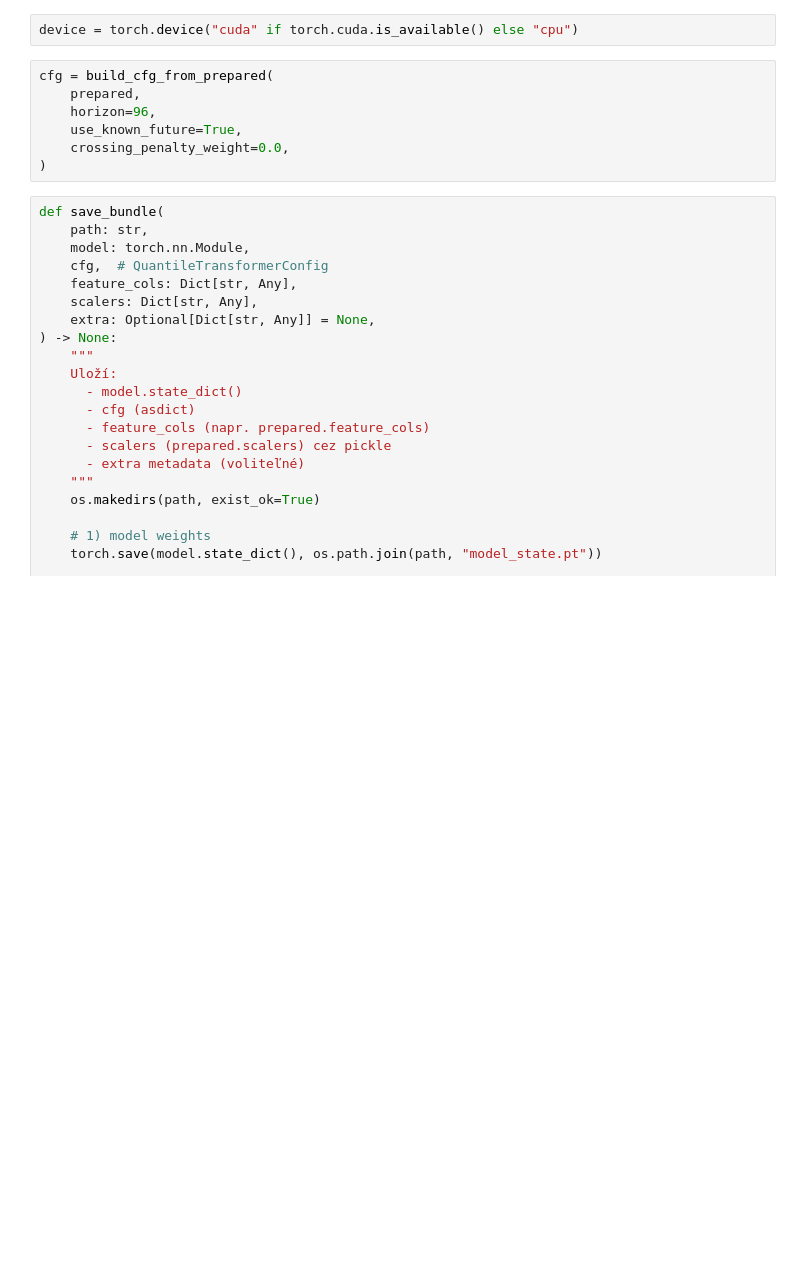
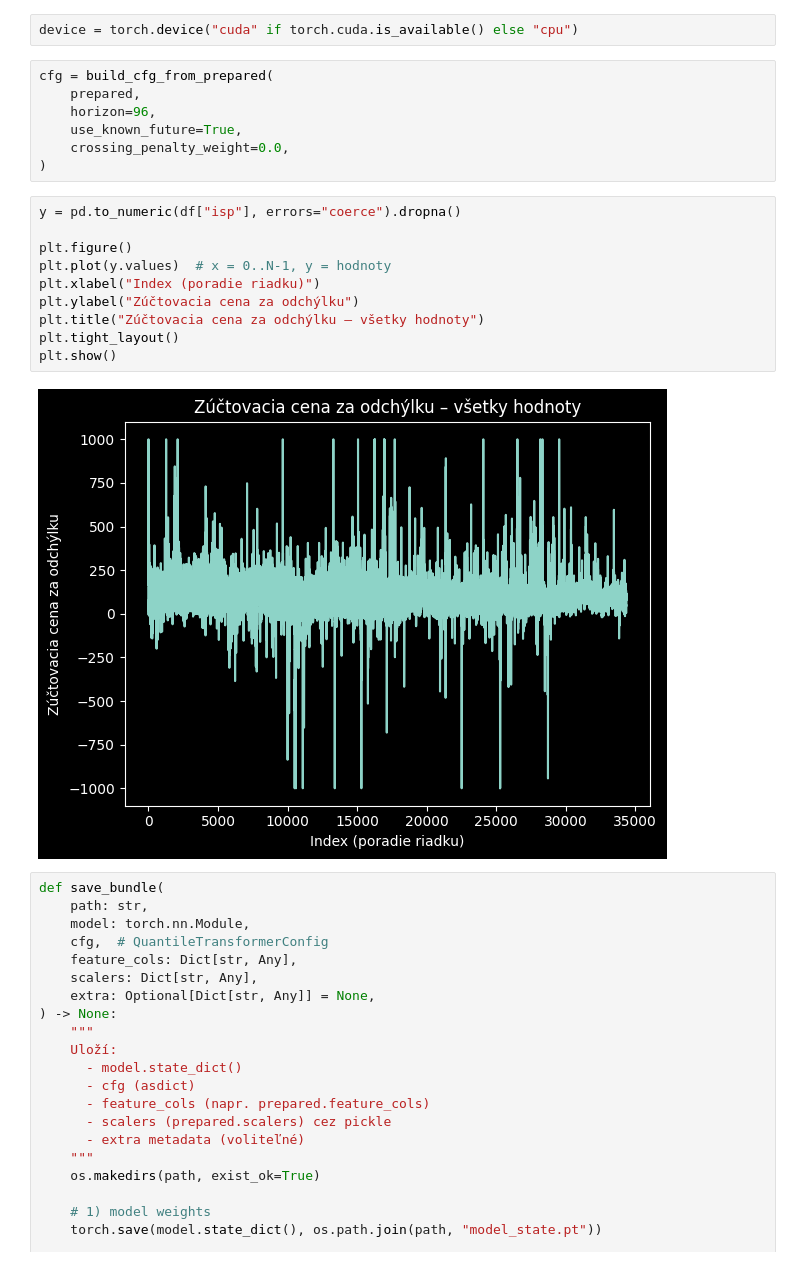
Before and after one commit to RezoMR/transformer, a Jupyter notebook: Training.ipynb, the cells around one changed output. Saved outputs shown, nothing was run; the diff lists cells and outputs as text; blank space fills up the shorter version.

```diff
--- a/Training.ipynb
+++ b/Training.ipynb
@@ -30,6 +35,18 @@ cfg = build_cfg_from_prepared(
     use_known_future=True,
     crossing_penalty_weight=0.0,
 )
+# %%
+y = pd.to_numeric(df["isp"], errors="coerce").dropna()
+
+plt.figure()
+plt.plot(y.values)  # x = 0..N-1, y = hodnoty
+plt.xlabel("Index (poradie riadku)")
+plt.ylabel("Zúčtovacia cena za odchýlku")
+plt.title("Zúčtovacia cena za odchýlku – všetky hodnoty")
+plt.tight_layout()
+plt.show()
+# %% [output]
+[figure, added]
 # %%
 def save_bundle(
     path: str,
```
Also changed, not shown: parts of 14 cells of this notebook, 7 other files.
